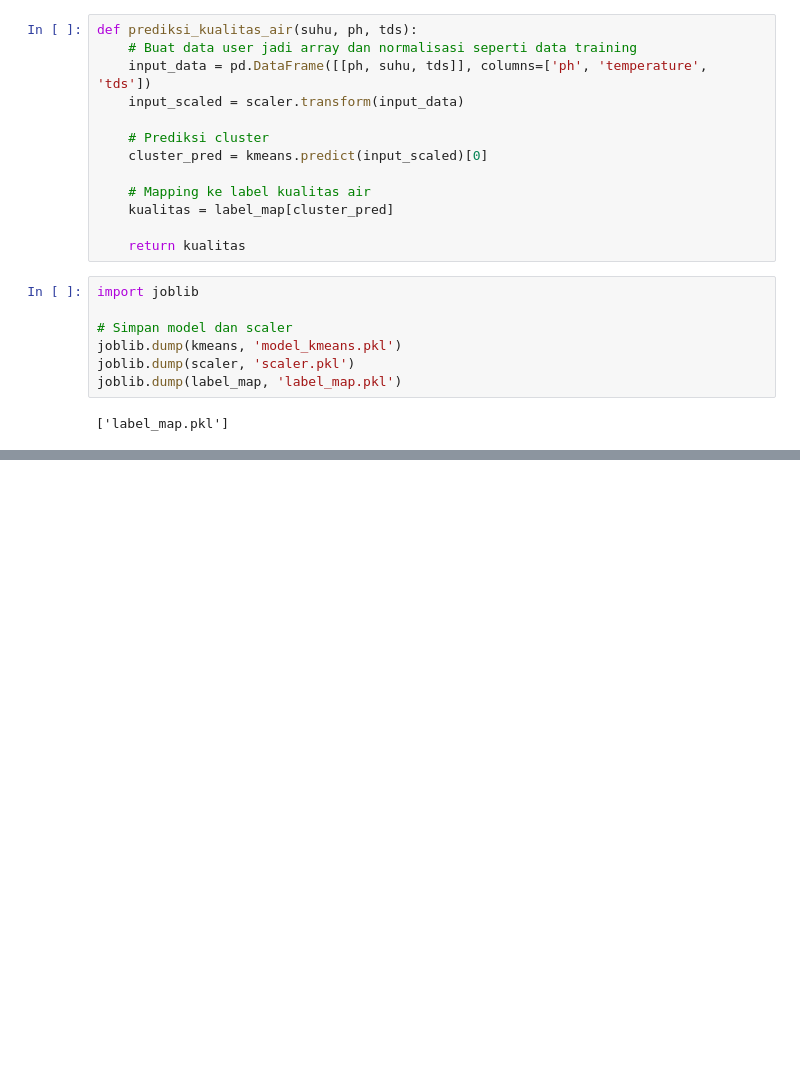
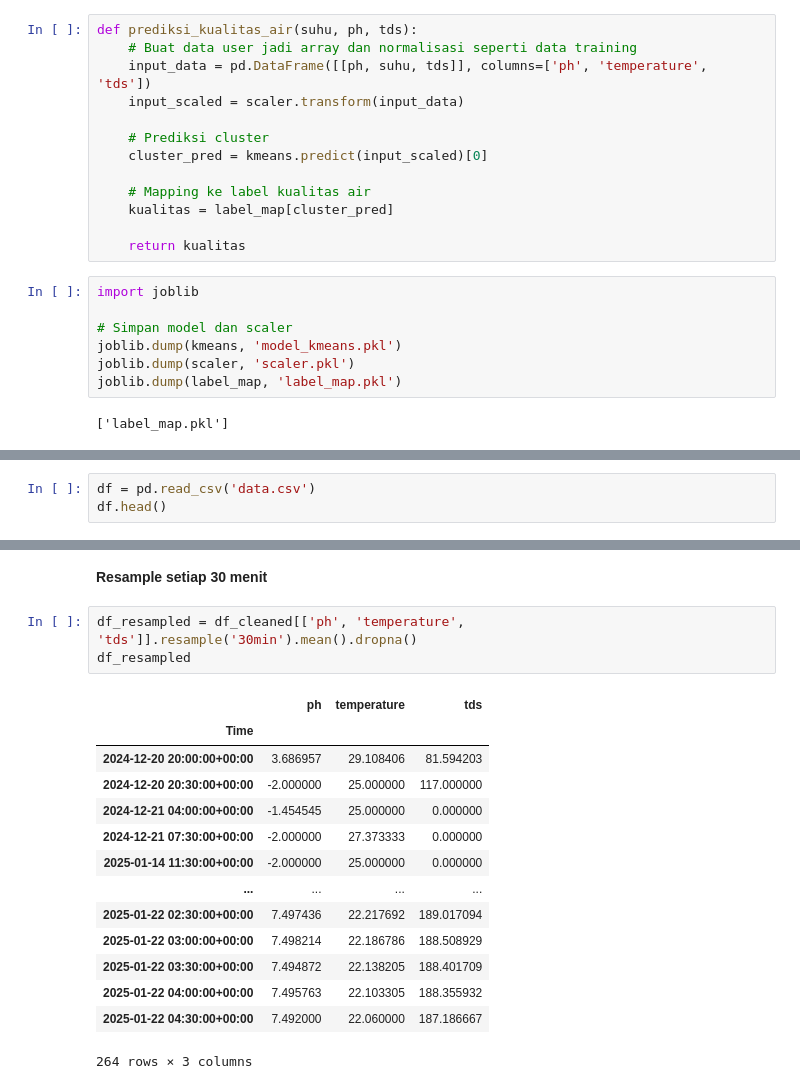
Before and after one commit to elyasareva/TA, a Jupyter notebook: Kmeans_Clustering.ipynb, the cells around one changed output, grey strips where cells are left out. Saved outputs shown, nothing was run; the diff lists cells and outputs as text; blank space fills up the shorter version.

```diff
--- a/Kmeans_Clustering.ipynb
+++ b/Kmeans_Clustering.ipynb
@@ -165,0 +205,3 @@ Kualitas air berdasarkan input: Buruk
+# %%
+df = pd.read_csv('data.csv')
+df.head()
@@ -165,0 +228,20 @@ Kualitas air berdasarkan input: Buruk
+# %% [markdown]
+**Resample setiap 30 menit**
+# %%
+df_resampled = df_cleaned[['ph', 'temperature', 'tds']].resample('30min').mean().dropna()
+df_resampled
+# %% [output]
+|  | ph | temperature | tds |
+| Time |  |  |  |
+| 2024-12-20 20:00:00+00:00 | 3.686957 | 29.108406 | 81.594203 |
+| 2024-12-20 20:30:00+00:00 | -2.000000 | 25.000000 | 117.000000 |
+| 2024-12-21 04:00:00+00:00 | -1.454545 | 25.000000 | 0.000000 |
+| 2024-12-21 07:30:00+00:00 | -2.000000 | 27.373333 | 0.000000 |
+| 2025-01-14 11:30:00+00:00 | -2.000000 | 25.000000 | 0.000000 |
+| ... | ... | ... | ... |
+| 2025-01-22 02:30:00+00:00 | 7.497436 | 22.217692 | 189.017094 |
+| 2025-01-22 03:00:00+00:00 | 7.498214 | 22.186786 | 188.508929 |
+| 2025-01-22 03:30:00+00:00 | 7.494872 | 22.138205 | 188.401709 |
+| 2025-01-22 04:00:00+00:00 | 7.495763 | 22.103305 | 188.355932 |
+| 2025-01-22 04:30:00+00:00 | 7.492000 | 22.060000 | 187.186667 |
+264 rows × 3 columns
```
Also changed, not shown: parts of 29 cells of this notebook.
